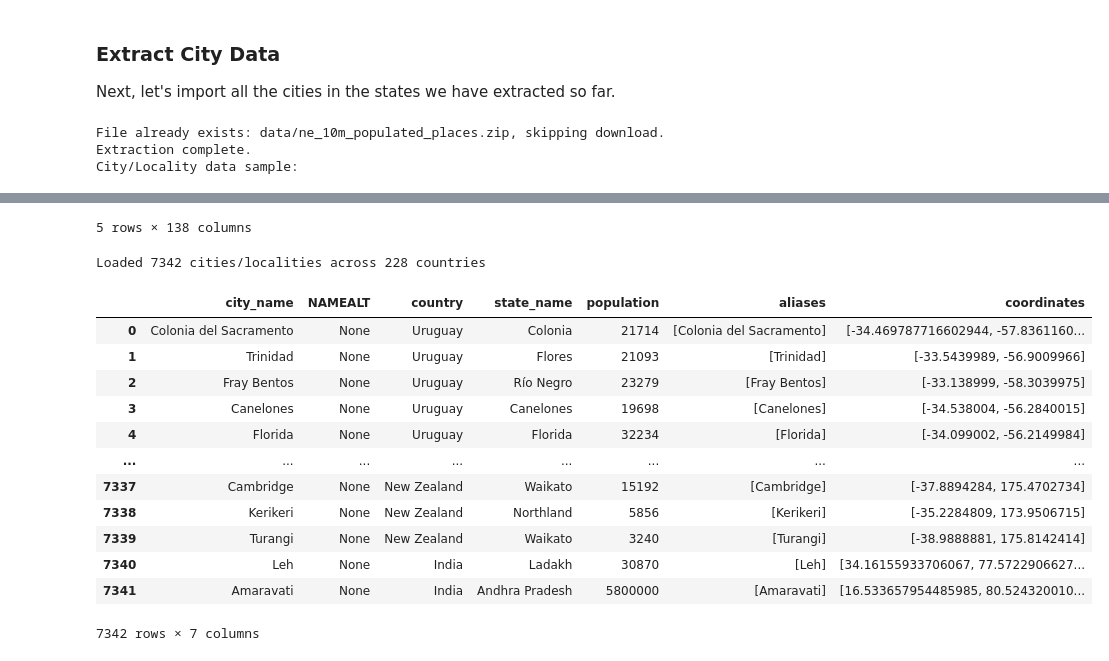
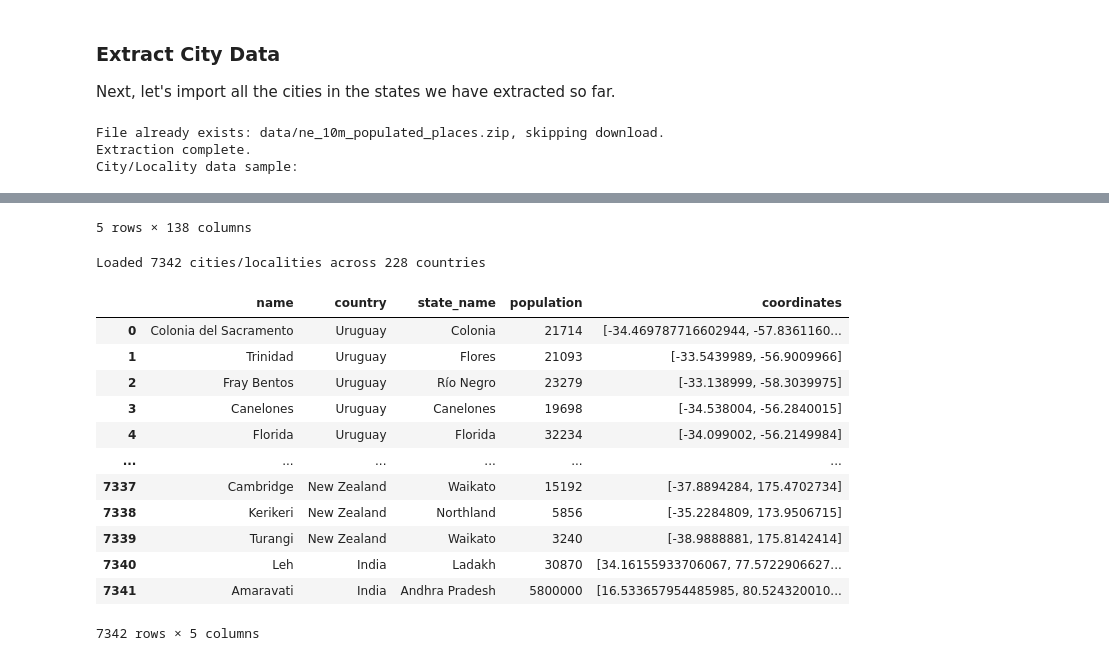
Before and after one commit to hospitaljobsin/hospitaljobsin, a Jupyter notebook: server/notebooks/import_regions.ipynb, the cells around one changed output, grey strips where cells are left out. Drawn from its saved outputs; the diff is of its cells as text; code cells hidden in the pictures.

Commit message:
display city data sample

```diff
--- a/server/notebooks/import_regions.ipynb
+++ b/server/notebooks/import_regions.ipynb
@@ -405,53 +405,53 @@ async def load_cities_localities():
     print("City/Locality data sample:")
     display(cities.head())
 
+    cities['aliases'] = cities.apply(build_aliases, axis=1)
+
     # Keep useful columns
-    cities = cities[['NAME', 'NAMEALT', 'ADM0NAME', 'ADM1NAME', 'POP_MAX', 'geometry']]
-
-    cities['aliases'] = cities.apply(build_aliases, axis=1)
+    cities = cities[['NAME', 'ADM0NAME', 'ADM1NAME', 'POP_MAX', 'geometry']]
 
     # Project to WGS84 coordinates
     cities['coordinates'] = cities['geometry'].apply(lambda p: [p.y, p.x])
 
     # Rename columns for clarity
     cities = cities.rename(columns={
-        'NAME': 'city_name',
+        'NAME': 'name',
         'ADM1NAME': 'state_name',
         'ADM0NAME': 'country',
         'POP_MAX': 'population'
     })
 
     # Drop geometry column if not needed
     cities = cities.drop(columns=['geometry'])
 
     print(f"Loaded {len(cities)} cities/localities across {cities['country'].nunique()} countries")
     return cities
 
 # Usage
 cities = await load_cities_localities()
 cities
 # %% [output]
 File already exists: data/ne_10m_populated_places.zip, skipping download.
 Extraction complete.
 City/Locality data sample:
 |  | SCALERANK | NATSCALE | LABELRANK | FEATURECLA | NAME | NAMEPAR | NAMEALT | NAMEASCII | ADM0CAP | CAPIN | ... |
 | 0 | 10 | 1 | 8.0 | Admin-1 capital | Colonia del Sacramento | None | None | Colonia del Sacramento | 0 | None | ... |
 | 1 | 10 | 1 | 8.0 | Admin-1 capital | Trinidad | None | None | Trinidad | 0 | None | ... |
 | 2 | 10 | 1 | 8.0 | Admin-1 capital | Fray Bentos | None | None | Fray Bentos | 0 | None | ... |
 | 3 | 10 | 1 | 8.0 | Admin-1 capital | Canelones | None | None | Canelones | 0 | None | ... |
 | 4 | 10 | 1 | 8.0 | Admin-1 capital | Florida | None | None | Florida | 0 | None | ... |
 5 rows × 138 columns
 Loaded 7342 cities/localities across 228 countries
-|  | city_name | NAMEALT | country | state_name | population | aliases | coordinates |
-| 0 | Colonia del Sacramento | None | Uruguay | Colonia | 21714 | [Colonia del Sacramento] | [-34.469787716602944, -57.8361160... |
-| 1 | Trinidad | None | Uruguay | Flores | 21093 | [Trinidad] | [-33.5439989, -56.9009966] |
-| 2 | Fray Bentos | None | Uruguay | Río Negro | 23279 | [Fray Bentos] | [-33.138999, -58.3039975] |
-| 3 | Canelones | None | Uruguay | Canelones | 19698 | [Canelones] | [-34.538004, -56.2840015] |
-| 4 | Florida | None | Uruguay | Florida | 32234 | [Florida] | [-34.099002, -56.2149984] |
-| ... | ... | ... | ... | ... | ... | ... | ... |
-| 7337 | Cambridge | None | New Zealand | Waikato | 15192 | [Cambridge] | [-37.8894284, 175.4702734] |
-| 7338 | Kerikeri | None | New Zealand | Northland | 5856 | [Kerikeri] | [-35.2284809, 173.9506715] |
-| 7339 | Turangi | None | New Zealand | Waikato | 3240 | [Turangi] | [-38.9888881, 175.8142414] |
-| 7340 | Leh | None | India | Ladakh | 30870 | [Leh] | [34.16155933706067, 77.5722906627... |
-| 7341 | Amaravati | None | India | Andhra Pradesh | 5800000 | [Amaravati] | [16.533657954485985, 80.524320010... |
+|  | name | country | state_name | population | coordinates |
+| 0 | Colonia del Sacramento | Uruguay | Colonia | 21714 | [-34.469787716602944, -57.8361160... |
+| 1 | Trinidad | Uruguay | Flores | 21093 | [-33.5439989, -56.9009966] |
+| 2 | Fray Bentos | Uruguay | Río Negro | 23279 | [-33.138999, -58.3039975] |
+| 3 | Canelones | Uruguay | Canelones | 19698 | [-34.538004, -56.2840015] |
+| 4 | Florida | Uruguay | Florida | 32234 | [-34.099002, -56.2149984] |
+| ... | ... | ... | ... | ... | ... |
+| 7337 | Cambridge | New Zealand | Waikato | 15192 | [-37.8894284, 175.4702734] |
+| 7338 | Kerikeri | New Zealand | Northland | 5856 | [-35.2284809, 173.9506715] |
+| 7339 | Turangi | New Zealand | Waikato | 3240 | [-38.9888881, 175.8142414] |
+| 7340 | Leh | India | Ladakh | 30870 | [34.16155933706067, 77.5722906627... |
+| 7341 | Amaravati | India | Andhra Pradesh | 5800000 | [16.533657954485985, 80.524320010... |
-7342 rows × 7 columns
+7342 rows × 5 columns
```
